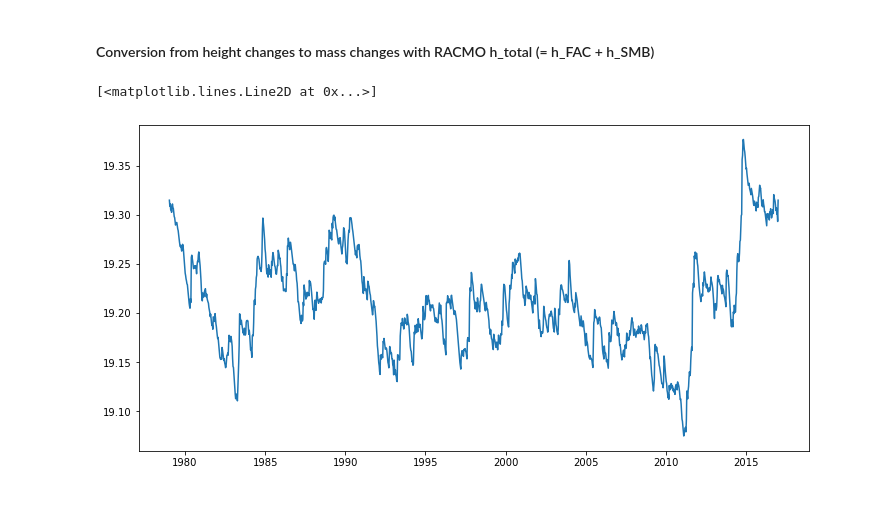
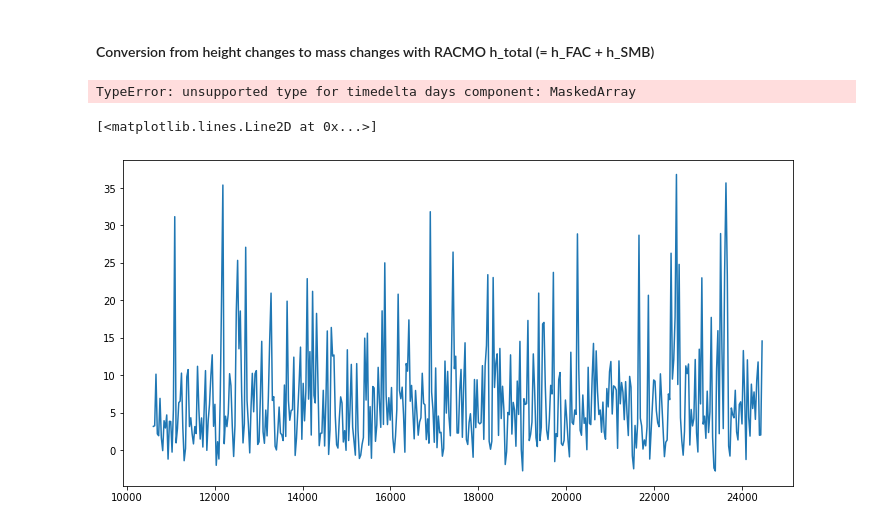
Before and after one commit to ICESAT-2HackWeek/data-correction, a Jupyter notebook: data_correction.ipynb, the cells around one changed output. Cells and saved outputs as stored; diff of their text form; code cells hidden in the pictures.

Commit message:
Added SMB data

```diff
--- a/data_correction.ipynb
+++ b/data_correction.ipynb
@@ -188,20 +188,20 @@ TO ADD: Discussion of different firn products, typical plot of firn column densi
 
 We will now use a quantity called firn air content (FAC; see Ligtenberg et al. [2011]) from RACMO to correct for the presence of a firn layer of a certain mass and volume. In essence, FAC describes the "length" of the firn air column, which is estimated as the thickness change that would result from the compression of the firn column to the density of ice.
 # %%
-FDM = Dataset(external_data + '/FDM_FirnAir_ANT27_1979-2016.nc')
+FAC = Dataset(external_data + '/FDM_FirnAir_ANT27_1979-2016.nc')
 
-print(FDM.file_format)
-print(FDM.dimensions.keys()) # in this case, dimensions represent the physical dimensions assigned to each variable
-print(FDM.variables.keys()) # variables are arrays of values where the bulk of the information is stored
+print(FAC.file_format)
+print(FAC.dimensions.keys()) # in this case, dimensions represent the physical dimensions assigned to each variable
+print(FAC.variables.keys()) # variables are arrays of values where the bulk of the information is stored
 # %% [output]
 NETCDF3_CLASSIC
 odict_keys(['time', 'rlat', 'rlon'])
 odict_keys(['FirnAir', 'lsm', 'lat', 'lon', 'time'])
 # %%
-lats = FDM.variables['lat'][:]
-lons = FDM.variables['lon'][:]
-FirnAir = FDM.variables['FirnAir'][:]
-time = FDM.variables['time'][:]
+lat_fac = FAC.variables['lat'][:]
+lon_fac = FAC.variables['lon'][:]
+FirnAir = FAC.variables['FirnAir'][:]
+time_fac = FAC.variables['time'][:]
 print("minimum longitude: %g degrees" % (np.min(lons)))
 print("maximum longitude: %g degrees" % (np.max(lons)))
 # %% [output]
@@ -241,15 +241,31 @@ plt.ylim([-1300000,-800000])
 #### Conversion from height above mean sea surface (h_MSS) to thickness with RACMO h_FAC
 # %% [markdown]
 #### Conversion from height changes to mass changes with RACMO h_total (= h_FAC + h_SMB)
+# %%
+from datetime import date, timedelta
+SMB_data = Dataset(external_data + '/SMB_RACMO2.4_monthly_ANT27_197901_201612.nc')
+lat_smb = SMB_data.variables['lat'][:]
+lon_smb = SMB_data.variables['lon'][:]
+SMB = SMB_data.variables['smb'][:]
+time_smb = timedelta(SMB_data.variables['time'][:])
+time_smb = date(1950,1,1) + time_smb
+# %% [output]
+TypeError: unsupported type for timedelta days component: MaskedArray
 # %%
-inds = np.where((lons > 148) & (lons < 162) & (lats > -81) & (lats < -79))
-mean_fac = np.empty_like(time)
-for i in range(0,len(time)):
+inds = np.where((lon_fac > 148) & (lon_fac < 162) & (lat_fac > -81) & (lat_fac < -79))
+mean_fac = np.empty_like(time_fac)
+for i in range(0,len(time_fac)):
     mean_fac_ = np.squeeze(FirnAir[i,:,:])
     mean_fac[i] = np.mean(mean_fac_[inds])
+
+inds = np.where((lon_smb > 148) & (lon_smb < 162) & (lat_smb > -81) & (lat_smb < -79))
+mean_smb = np.empty_like(time_smb)
+for i in range(0,len(time_smb)):
+    mean_smb_ = np.squeeze(SMB[i,:,:])
+    mean_smb[i] = np.mean(mean_smb_[inds])
 # %%
 plt.figure(figsize = (12,6))
-plt.plot(time,mean_fac)
+plt.plot(time_smb,mean_smb)
 # %% [output]
 [<matplotlib.lines.Line2D at 0x...>]
-[figure, old version]
+[figure, new version]
```
Also changed, not shown: parts of 2 cells of this notebook.
